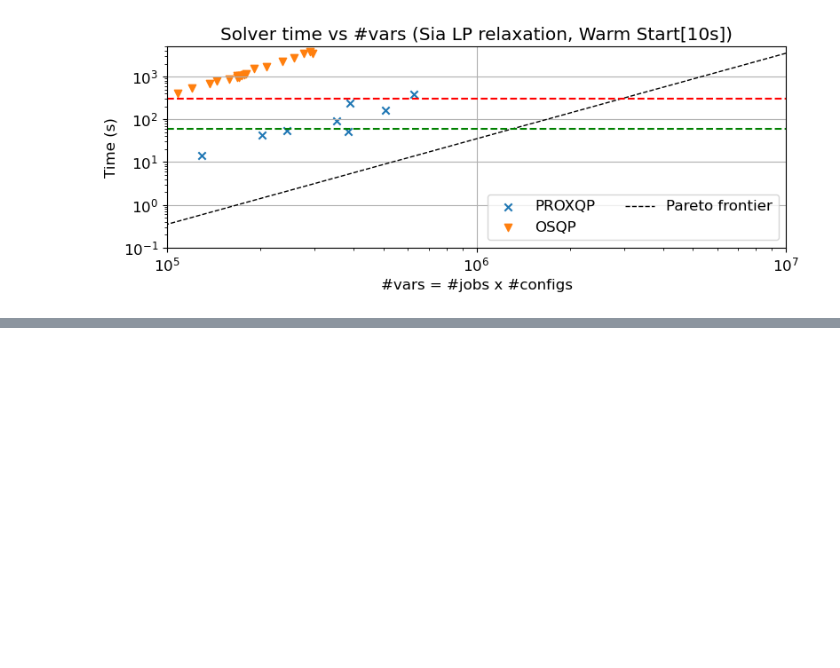
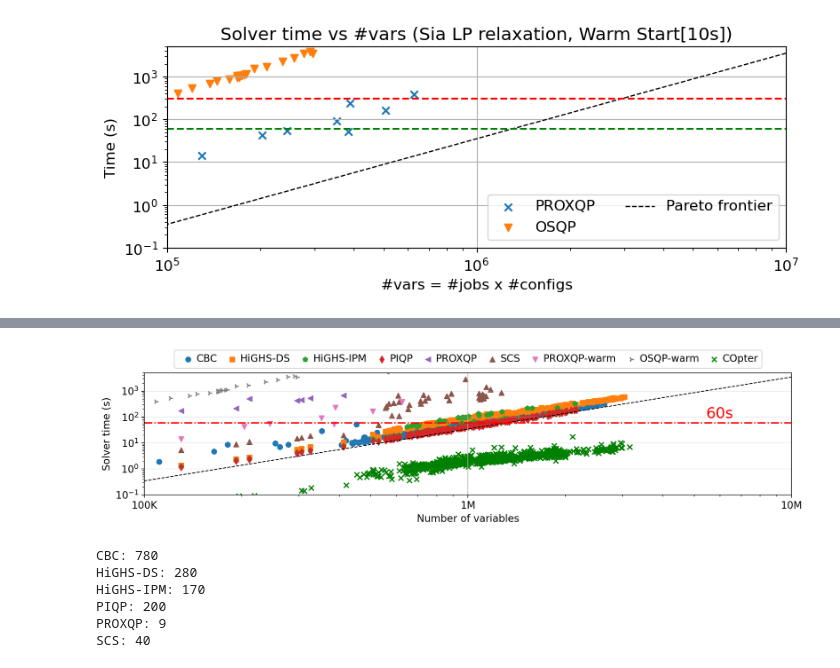
Before and after one commit to suhasjs/continuous-scheduling, a Jupyter notebook: simulator/notebooks/runtimes_vs_problem_size.ipynb, the cells around one changed output, grey strips where cells are left out. Drawn from its saved outputs; the diff is of its cells as text; code cells hidden in the pictures; blank space fills up the shorter version.

```diff
--- a/simulator/notebooks/runtimes_vs_problem_size.ipynb
+++ b/simulator/notebooks/runtimes_vs_problem_size.ipynb
@@ -67,6 +67,11 @@ warm_solver_data = {
 # %% [output]
 Reading from /home/sauce/data/solvers/logs/warm_start_40kjobs_8kgpus/proxqp_rtol1e-4_lprelaxed_10s/workload-1.pkl
 Reading from /home/sauce/data/solvers/logs/warm_start_40kjobs_8kgpus/osqp_rtol1e-4_lprelaxed_10s/workload-1.pkl
+# %%
+# read in ALCD data
+alcd_logfile= "/home/sauce/data/solvers/logs/cold_start_40kjobs_8kgpus/10kjobs_sia_alcd_warm_solverstats.pkl"
+alcd_data = pickle.load(open(alcd_logfile, "rb"))
+alcd_data = alcd_data[:780]
 # %%
 # scatter plot num_vars vs solve_time_ms
 markers = {
@@ -76,7 +81,7 @@ markers = {
   "PIQP": "d",
   "PROXQP": "x",
   "SCS": "^",
-  "OSQP": "v"
+  "OSQP": "v",
 }
 for solver, data in cold_solver_data.items():
   plt.scatter(data["num_vars"], data["solve_time_ms"]/1000, label=solver, marker=markers[solver])
@@ -128,0 +137,56 @@ plt.savefig("figs/warm_start_10s_num_vars_vs_solve_time.jpg", bbox_inches='tight
+# %%
+# scatter plot num_vars vs solve_time_ms
+markers = {
+  "CBC": "o",
+  "HiGHS-DS": "s",
+  "HiGHS-IPM": "p",
+  "PIQP": "d",
+  "PROXQP": "<",
+  "SCS": "^",
+}
+# scatter plot num_vars vs solve_time_ms in warm start mode
+markers_warm = {
+  "PROXQP": "v",
+  "OSQP": "4"}
+for solver, data in cold_solver_data.items():
+  plt.scatter(data["num_vars"], data["solve_time_ms"]/1000, label=solver, marker=markers[solver])
+for solver, data in warm_solver_data.items():
+  plt.scatter(data["num_vars"], data["solve_time_ms"]/1000, label=solver+"-warm", marker=markers_warm[solver])
+alcd_num_vars = np.asarray([x['num_vars'] for x in alcd_data])
+alcd_solve_time = np.asarray([x['solve_time_ms'] for x in alcd_data])/1000
+plt.scatter(alcd_num_vars, alcd_solve_time, label="COpter", marker="x", color="green")
+plt.xlabel("Number of variables")
+plt.ylabel("Solver time (s)")
+# plt.title("Solver time vs #vars (Sia LP relaxation, Cold Start[60s])")
+standardize(size=(12, 3.25))
+plt.gcf().set_dpi(200)
+# plot a line: y = mx + c, m=0.01, c=70
+x = np.linspace(1e4, 1e7, 20)
+y = 0.35*((x/1e5)**2)
+plt.plot(x, y, 'k--', linewidth=1)
+plt.yscale("log")
+plt.xscale("log")
+plt.xlim([1e5, 1e7])
+plt.ylim([0.1, 5000])
+plt.xticks([1e5, 1e6, 1e7], ["100K", "1M", "10M"])
+# get axes
+plt.axhline(60, color='r', linestyle='-.')
+# add text to the line
+plt.text(6e6, 70, "60s", color='r', fontsize=18, ha='center', va='bottom')
+# plt.axhline(300, color='r', linestyle='--')
+plt.legend(ncol=9, bbox_to_anchor=(0.5, 1.0), loc='lower center', fontsize=12, columnspacing=0.5, handletextpad=-0.2)
+plt.grid(which='major', linestyle='-', axis='y', alpha=0.25)
+plt.tight_layout()
+plt.savefig("figs/num_vars_vs_solve_time.pdf", bbox_inches='tight', dpi=300)
+# %% [output]
+[figure, added]
+# %%
+for k, v in cold_solver_data.items():
+  print(f"{k}: {len(v['solve_time_ms'])}")
+# %% [output]
+CBC: 780
+HiGHS-DS: 280
+HiGHS-IPM: 170
+PIQP: 200
+PROXQP: 9
+SCS: 40
```
Also changed, not shown: parts of 1 cell of this notebook, 40 other files.
